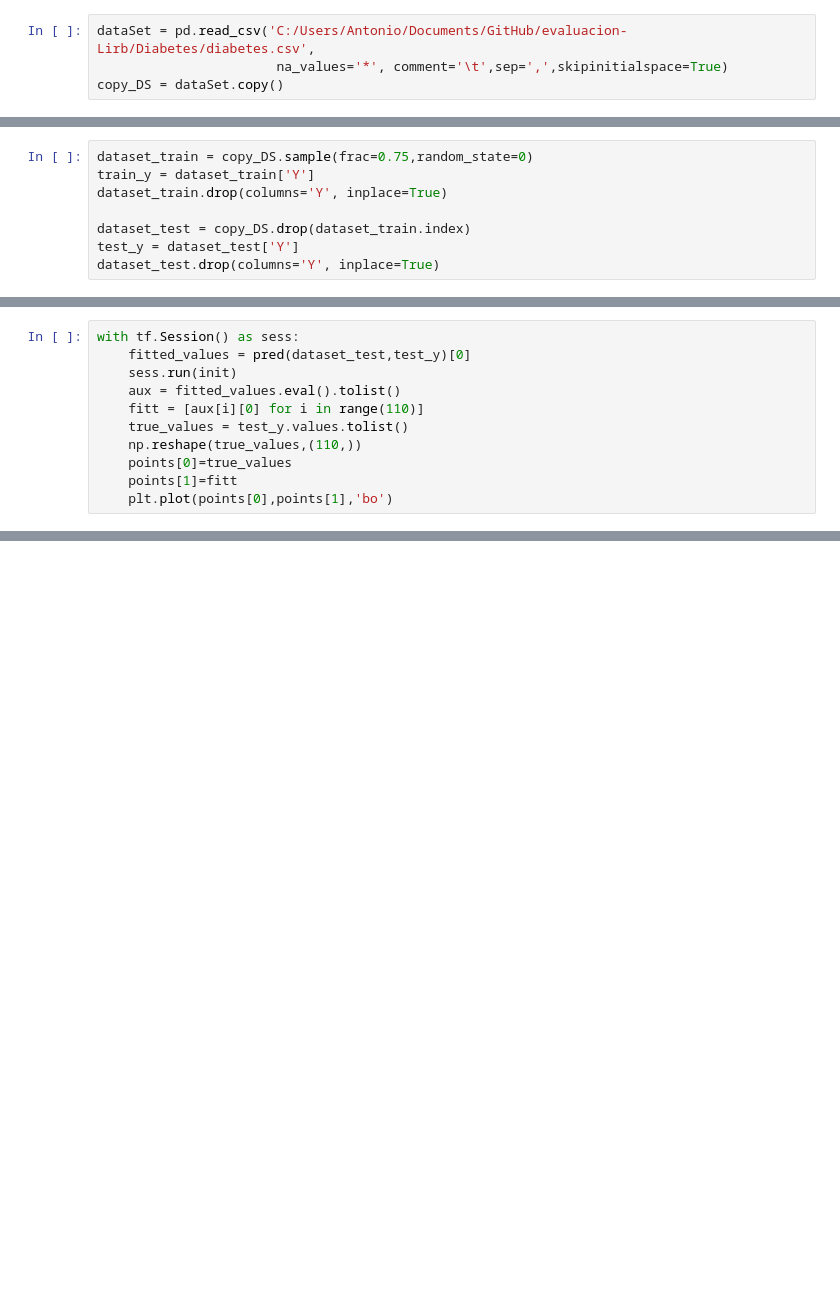
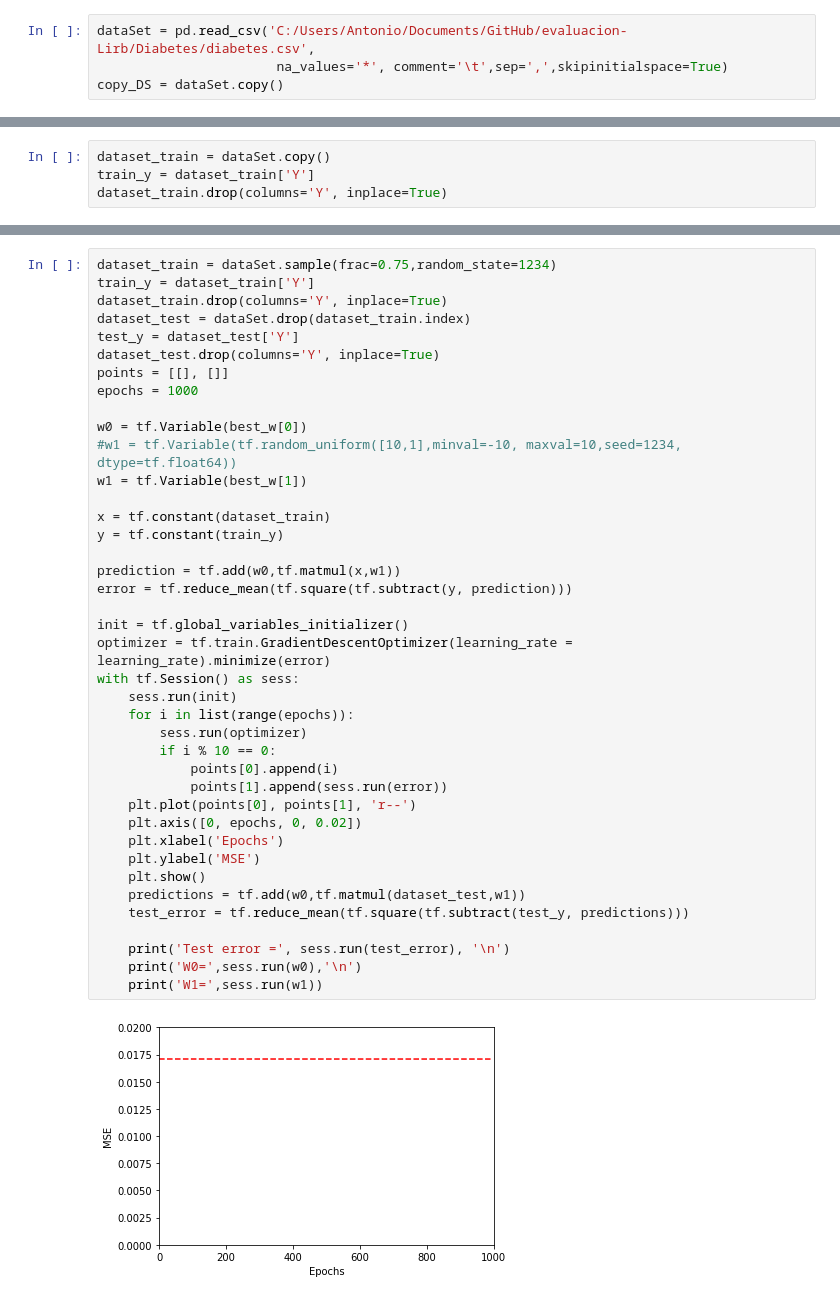
Before and after one commit to ann-2018-03/evaluacion-Lirb, a Jupyter notebook: Diabetes/Untitled.ipynb, the cells around one changed output, grey strips where cells are left out. Saved outputs shown, nothing was run; the diff lists cells and outputs as text; blank space fills up the shorter version.

```diff
--- a/Diabetes/Untitled.ipynb
+++ b/Diabetes/Untitled.ipynb
@@ -87,8 +138,4 @@ ax1.boxplot(copy_DS['s4'])
 # %%
-dataset_train = copy_DS.sample(frac=0.75,random_state=0)
+dataset_train = dataSet.copy()
 train_y = dataset_train['Y']
 dataset_train.drop(columns='Y', inplace=True)
-
-dataset_test = copy_DS.drop(dataset_train.index)
-test_y = dataset_test['Y']
-dataset_test.drop(columns='Y', inplace=True)
@@ -147,11 +141,0 @@ with tf.Session() as sess:
-# %%
-with tf.Session() as sess:
-    fitted_values = pred(dataset_test,test_y)[0]
-    sess.run(init)
-    aux = fitted_values.eval().tolist()
-    fitt = [aux[i][0] for i in range(110)]
-    true_values = test_y.values.tolist()
-    np.reshape(true_values,(110,))
-    points[0]=true_values
-    points[1]=fitt
-    plt.plot(points[0],points[1],'bo')
@@ -159,0 +194,42 @@ with tf.Session() as sess:
+# %%
+dataset_train = dataSet.sample(frac=0.75,random_state=1234)
+train_y = dataset_train['Y']
+dataset_train.drop(columns='Y', inplace=True)
+dataset_test = dataSet.drop(dataset_train.index)
+test_y = dataset_test['Y']
+dataset_test.drop(columns='Y', inplace=True)
+points = [[], []]
+epochs = 1000
+
+w0 = tf.Variable(best_w[0])
+#w1 = tf.Variable(tf.random_uniform([10,1],minval=-10, maxval=10,seed=1234, dtype=tf.float64))
+w1 = tf.Variable(best_w[1])
+
+x = tf.constant(dataset_train)
+y = tf.constant(train_y)
+
+prediction = tf.add(w0,tf.matmul(x,w1))
+error = tf.reduce_mean(tf.square(tf.subtract(y, prediction)))
+
+init = tf.global_variables_initializer()
+optimizer = tf.train.GradientDescentOptimizer(learning_rate = learning_rate).minimize(error)
+with tf.Session() as sess:
+    sess.run(init)
+    for i in list(range(epochs)):
+        sess.run(optimizer)
+        if i % 10 == 0:
+            points[0].append(i)
+            points[1].append(sess.run(error))
+    plt.plot(points[0], points[1], 'r--')
+    plt.axis([0, epochs, 0, 0.02])
+    plt.xlabel('Epochs')
+    plt.ylabel('MSE')
+    plt.show()
+    predictions = tf.add(w0,tf.matmul(dataset_test,w1))
+    test_error = tf.reduce_mean(tf.square(tf.subtract(test_y, predictions)))
+
+    print('Test error =', sess.run(test_error), '\n')
+    print('W0=',sess.run(w0),'\n')
+    print('W1=',sess.run(w1))
+# %% [output]
+[figure, added]
```
Also changed, not shown: parts of 19 cells of this notebook.
